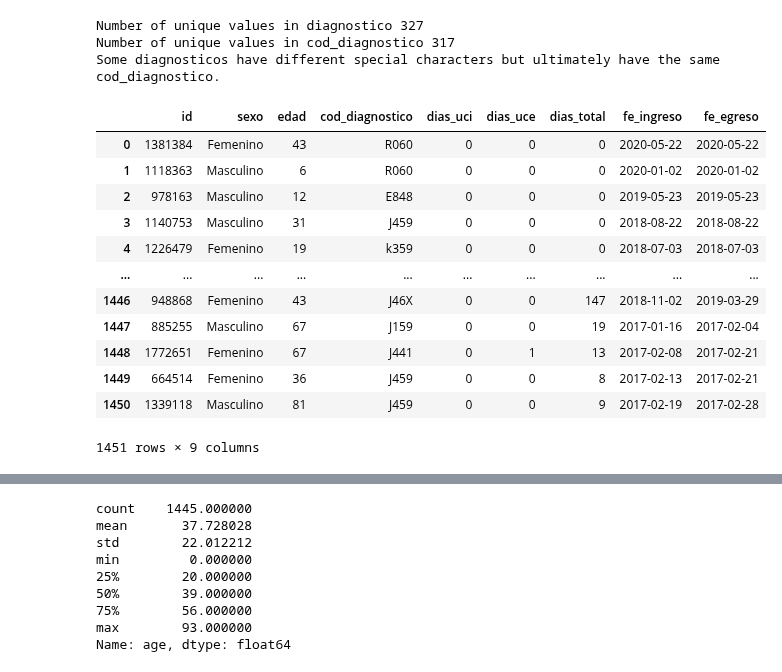
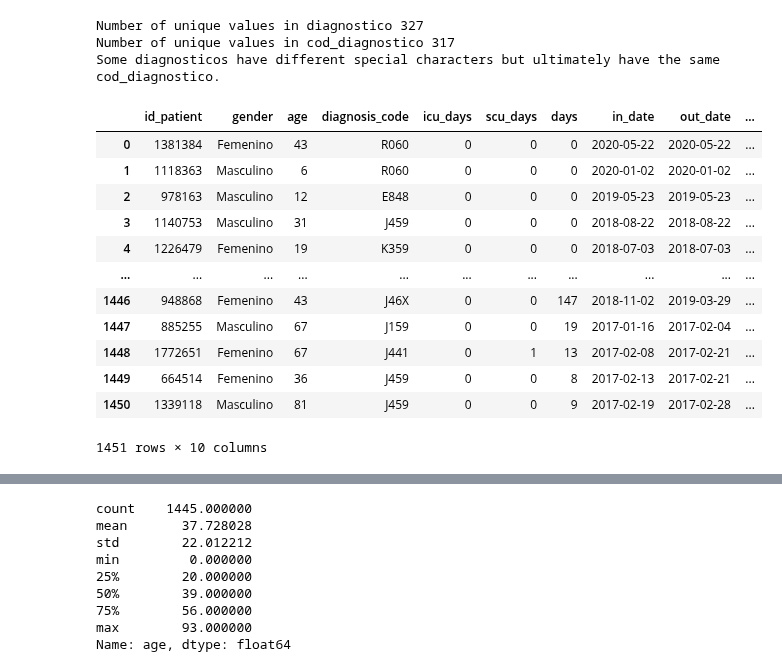
Before and after one commit to DS4A-T22/exploratory_data_analysis, a Jupyter notebook: EDA-Adherence-hospitalizations-pathologies.ipynb, the cells around one changed output, grey strips where cells are left out. Saved outputs shown, nothing was run; the diff lists cells and outputs as text; code cells hidden in the pictures.

Commit message:
Fix sexo -> gender

```diff
--- a/EDA-Adherence-hospitalizations-pathologies.ipynb
+++ b/EDA-Adherence-hospitalizations-pathologies.ipynb
@@ -549,23 +518,23 @@ reverse_dict;
 # %%
 Hosp.drop(columns=['diagnosis'], inplace=True)
 # %%
-Hosp['sexo']=Hosp['sexo'].astype('category');
-Hosp['cod_diagnostico']=Hosp['cod_diagnostico'].astype('category');
+Hosp['gender']=Hosp['gender'].astype('category');
+Hosp['diagnosis_code']=Hosp['diagnosis_code'].astype('category');
 Hosp
 # %% [output]
-|  | id | sexo | edad | cod_diagnostico | dias_uci | dias_uce | dias_total | fe_ingreso | fe_egreso |
-| 0 | 1381384 | Femenino | 43 | R060 | 0 | 0 | 0 | 2020-05-22 | 2020-05-22 |
-| 1 | 1118363 | Masculino | 6 | R060 | 0 | 0 | 0 | 2020-01-02 | 2020-01-02 |
-| 2 | 978163 | Masculino | 12 | E848 | 0 | 0 | 0 | 2019-05-23 | 2019-05-23 |
-| 3 | 1140753 | Masculino | 31 | J459 | 0 | 0 | 0 | 2018-08-22 | 2018-08-22 |
-| 4 | 1226479 | Femenino | 19 | k359 | 0 | 0 | 0 | 2018-07-03 | 2018-07-03 |
-| ... | ... | ... | ... | ... | ... | ... | ... | ... | ... |
-| 1446 | 948868 | Femenino | 43 | J46X | 0 | 0 | 147 | 2018-11-02 | 2019-03-29 |
-| 1447 | 885255 | Masculino | 67 | J159 | 0 | 0 | 19 | 2017-01-16 | 2017-02-04 |
-| 1448 | 1772651 | Femenino | 67 | J441 | 0 | 1 | 13 | 2017-02-08 | 2017-02-21 |
-| 1449 | 664514 | Femenino | 36 | J459 | 0 | 0 | 8 | 2017-02-13 | 2017-02-21 |
-| 1450 | 1339118 | Masculino | 81 | J459 | 0 | 0 | 9 | 2017-02-19 | 2017-02-28 |
+|  | id_patient | gender | age | diagnosis_code | icu_days | scu_days | days | in_date | out_date | ... |
+| 0 | 1381384 | Femenino | 43 | R060 | 0 | 0 | 0 | 2020-05-22 | 2020-05-22 | ... |
+| 1 | 1118363 | Masculino | 6 | R060 | 0 | 0 | 0 | 2020-01-02 | 2020-01-02 | ... |
+| 2 | 978163 | Masculino | 12 | E848 | 0 | 0 | 0 | 2019-05-23 | 2019-05-23 | ... |
+| 3 | 1140753 | Masculino | 31 | J459 | 0 | 0 | 0 | 2018-08-22 | 2018-08-22 | ... |
+| 4 | 1226479 | Femenino | 19 | K359 | 0 | 0 | 0 | 2018-07-03 | 2018-07-03 | ... |
+| ... | ... | ... | ... | ... | ... | ... | ... | ... | ... | ... |
+| 1446 | 948868 | Femenino | 43 | J46X | 0 | 0 | 147 | 2018-11-02 | 2019-03-29 | ... |
+| 1447 | 885255 | Masculino | 67 | J159 | 0 | 0 | 19 | 2017-01-16 | 2017-02-04 | ... |
+| 1448 | 1772651 | Femenino | 67 | J441 | 0 | 1 | 13 | 2017-02-08 | 2017-02-21 | ... |
+| 1449 | 664514 | Femenino | 36 | J459 | 0 | 0 | 8 | 2017-02-13 | 2017-02-21 | ... |
+| 1450 | 1339118 | Masculino | 81 | J459 | 0 | 0 | 9 | 2017-02-19 | 2017-02-28 | ... |
-1451 rows × 9 columns
+1451 rows × 10 columns
 # %%
 print(Hosp['age'].unique())
 print('Number of unique values: ',len(Hosp['age'].unique()))
```
Also changed, not shown: parts of 10 cells of this notebook, 2 other files.
